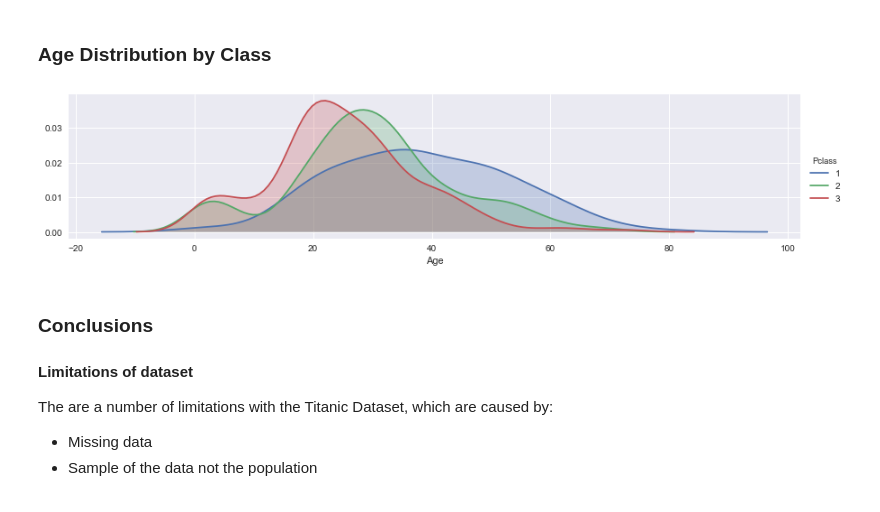
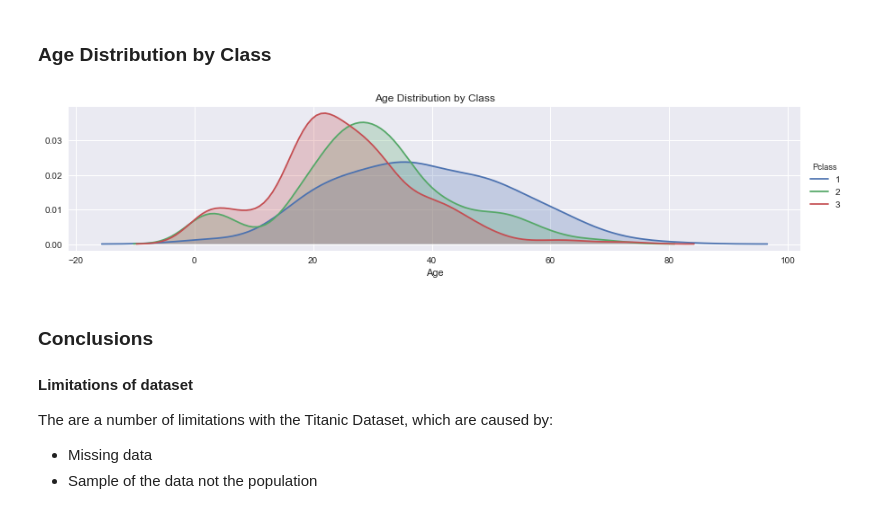
Before and after one commit to dtflaneur/nd-da, a Jupyter notebook: project-3/Titanic Data Investigation.ipynb, the cells around one changed output. Drawn from its saved outputs; the diff is of its cells as text; code cells hidden in the pictures.

```diff
--- a/project-3/Titanic Data Investigation.ipynb
+++ b/project-3/Titanic Data Investigation.ipynb
@@ -367,10 +367,11 @@ Percent of Fathers survived: 16.6666666667
 # %%
 gCPS = sns.FacetGrid(titanic_df,hue='Pclass', aspect=4, hue_order=[1,2,3])
 gCPS.map(sns.kdeplot,'Age', shade=True)
 gCPS.add_legend()
+sns.plt.title('Age Distribution by Class')
 plt.show()
 # %% [output]
-[figure, old version]
+[figure, new version]
 # %% [markdown]
 ### Conclusions
 
```
Also changed, not shown: 1 other file.
